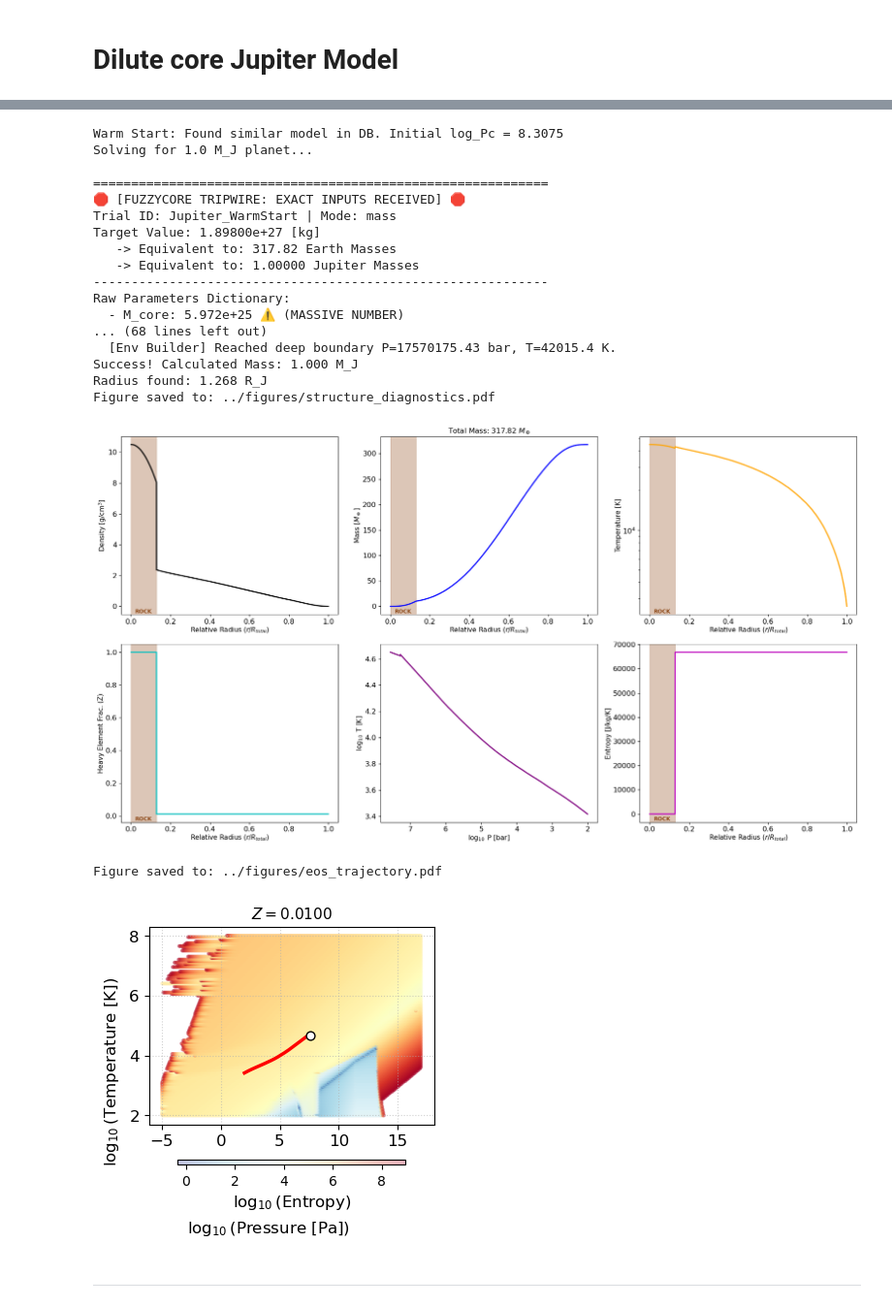
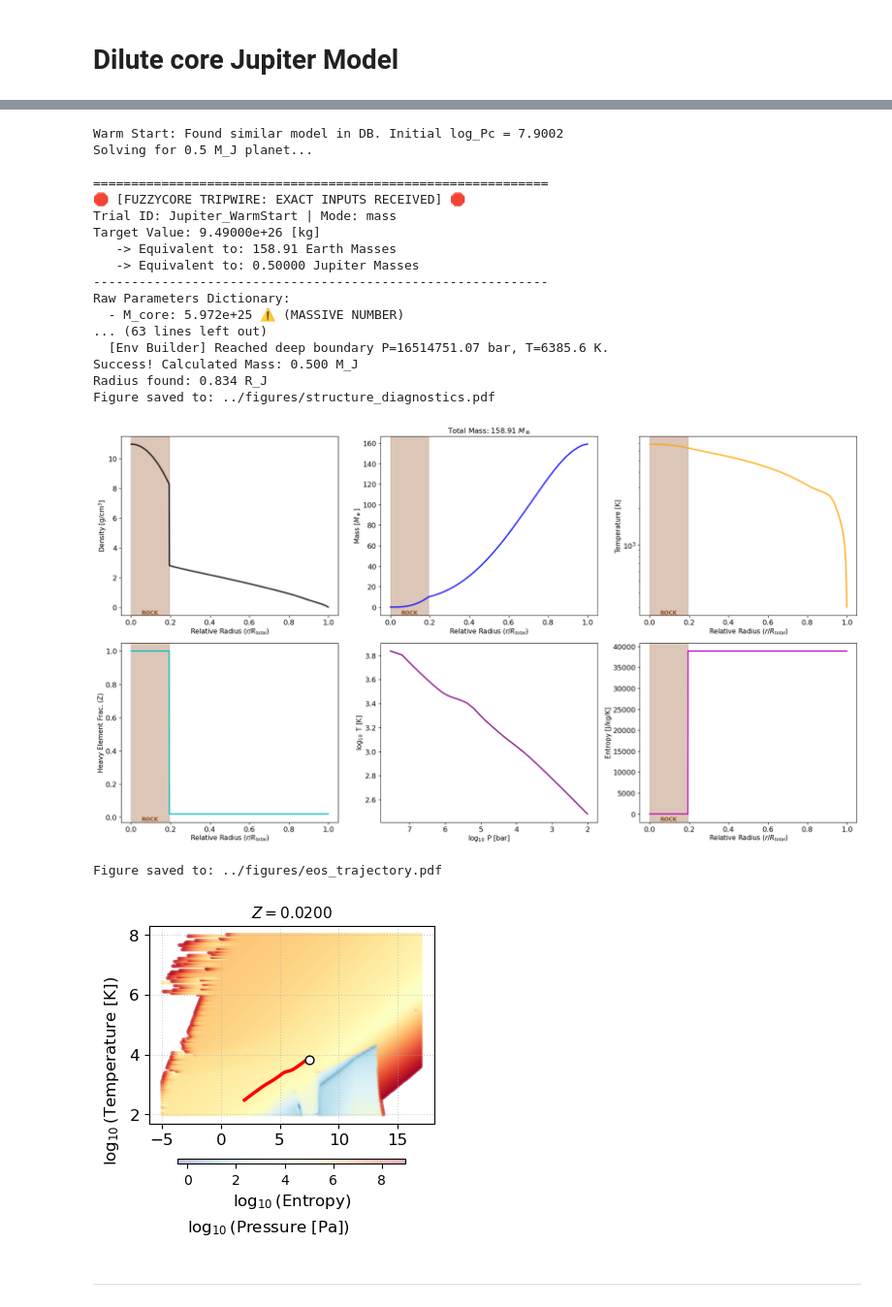
Before and after one commit to ChristianSWilkinson/fuzzycore, a Jupyter notebook: notebooks/planet_tests.ipynb, the cells around one changed output, grey strips where cells are left out. Shown at 97% size. Cells and saved outputs as stored; diff of their text form; code cells hidden in the pictures.

```diff
--- a/notebooks/planet_tests.ipynb
+++ b/notebooks/planet_tests.ipynb
@@ -147,12 +147,12 @@ Figure saved to: ../figures/eos_trajectory_1jupiter_0.05sigma.pdf
 # %%
 # 2. Setup Parameters for the target model
 target_gravity = 19.56
-target_mass = 1.0 * c.M_JUPITER
+target_mass = 0.5 * c.M_JUPITER
 params = {
     'M_core': 10.0 * c.M_EARTH,
-    'P_surf': 100.0,
-    'T_surf': 2616.3,
-    'z_base': 0.01,
+    'P_surf': 1.0,
+    'T_surf': 300.3,
+    'z_base': 0.02,
     'sigma_val': 0,
     'debug': True
 }
@@ -192,45 +192,45 @@ params['z_profile'] = np.round(utils.generate_gaussian_z_profile(
 
 # 5. Solve for the internal structure
 print(f"Solving for {target_mass / c.M_JUPITER:.1f} M_J planet...")
 
 result = solver.solve_structure(
     target_val=target_mass,
     params=params,
     mode='mass',
     trial_id="Jupiter_WarmStart",
 )
 
 # 6. Check results and plot
 if result:
     print(f"Success! Calculated Mass: {result['M'][-1] / c.M_JUPITER:.3f} M_J")
     print(f"Radius found: {np.max(result['R']) / c.R_JUPITER:.3f} R_J")
 
     # Visualize
     plotting.plot_diagnostics(result)
     plotting.plot_trajectory_on_eos(result, params, max_plots=9)
 else:
     print("Solver failed to converge on a valid structure.")
 # %% [output]
-Warm Start: Found similar model in DB. Initial log_Pc = 8.3075
-Solving for 1.0 M_J planet...
+Warm Start: Found similar model in DB. Initial log_Pc = 7.9002
+Solving for 0.5 M_J planet...
 
 ============================================================
 🛑 [FUZZYCORE TRIPWIRE: EXACT INPUTS RECEIVED] 🛑
 Trial ID: Jupiter_WarmStart | Mode: mass
-Target Value: 1.89800e+27 [kg]
-   -> Equivalent to: 317.82 Earth Masses
-   -> Equivalent to: 1.00000 Jupiter Masses
+Target Value: 9.49000e+26 [kg]
+   -> Equivalent to: 158.91 Earth Masses
+   -> Equivalent to: 0.50000 Jupiter Masses
 ------------------------------------------------------------
 Raw Parameters Dictionary:
   - M_core: 5.972e+25 ⚠️ (MASSIVE NUMBER)
-... (68 lines left out)
-  [Env Builder] Reached deep boundary P=17570175.43 bar, T=42015.4 K.
-Success! Calculated Mass: 1.000 M_J
-Radius found: 1.268 R_J
+... (63 lines left out)
+  [Env Builder] Reached deep boundary P=16514751.07 bar, T=6385.6 K.
+Success! Calculated Mass: 0.500 M_J
+Radius found: 0.834 R_J
 Figure saved to: ../figures/structure_diagnostics.pdf
-[figure, old version]
+[figure, new version]
 Figure saved to: ../figures/eos_trajectory.pdf
-[figure, old version]
+[figure, new version]
 # %% [markdown]
 ---------
 # %% [markdown]
```
Also changed, not shown: parts of 7 cells of this notebook, 1 other file.
